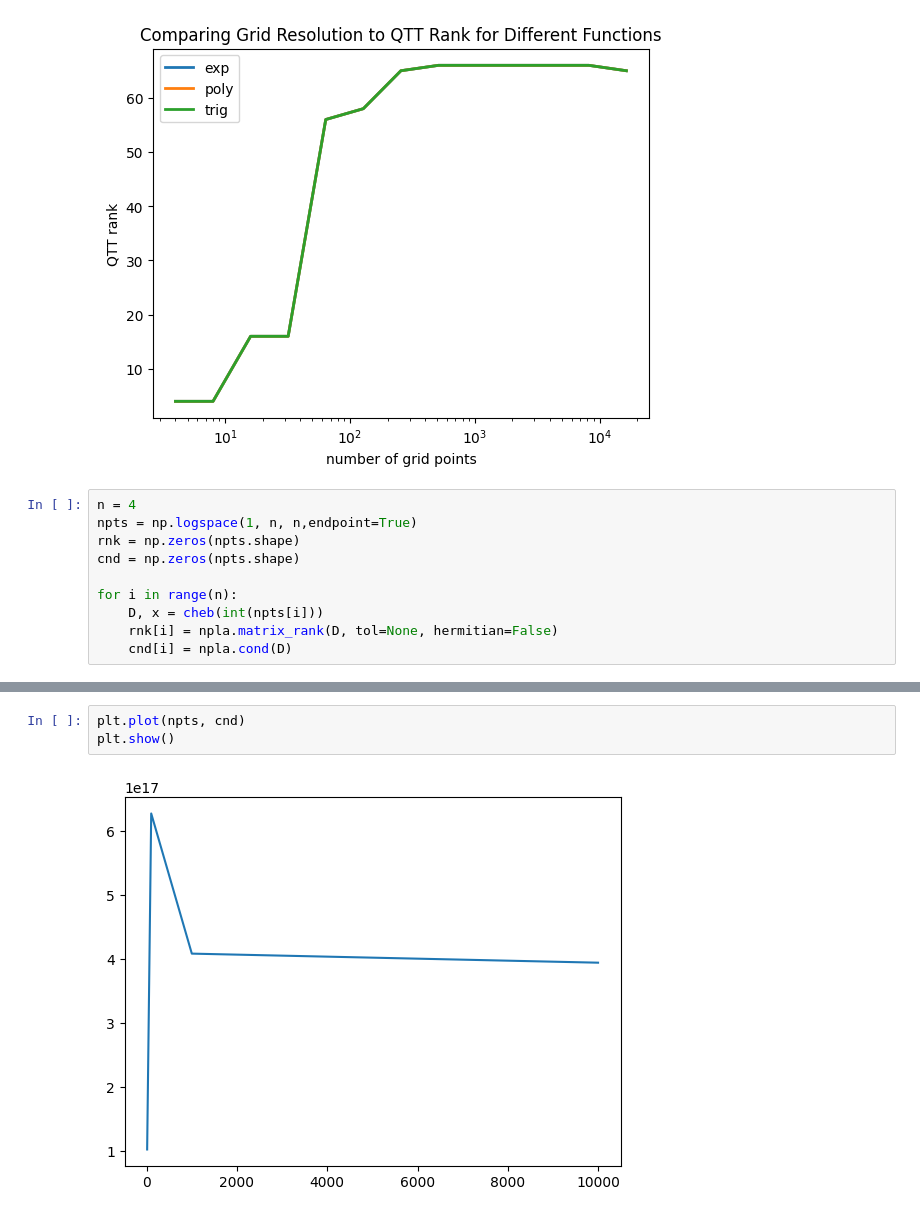
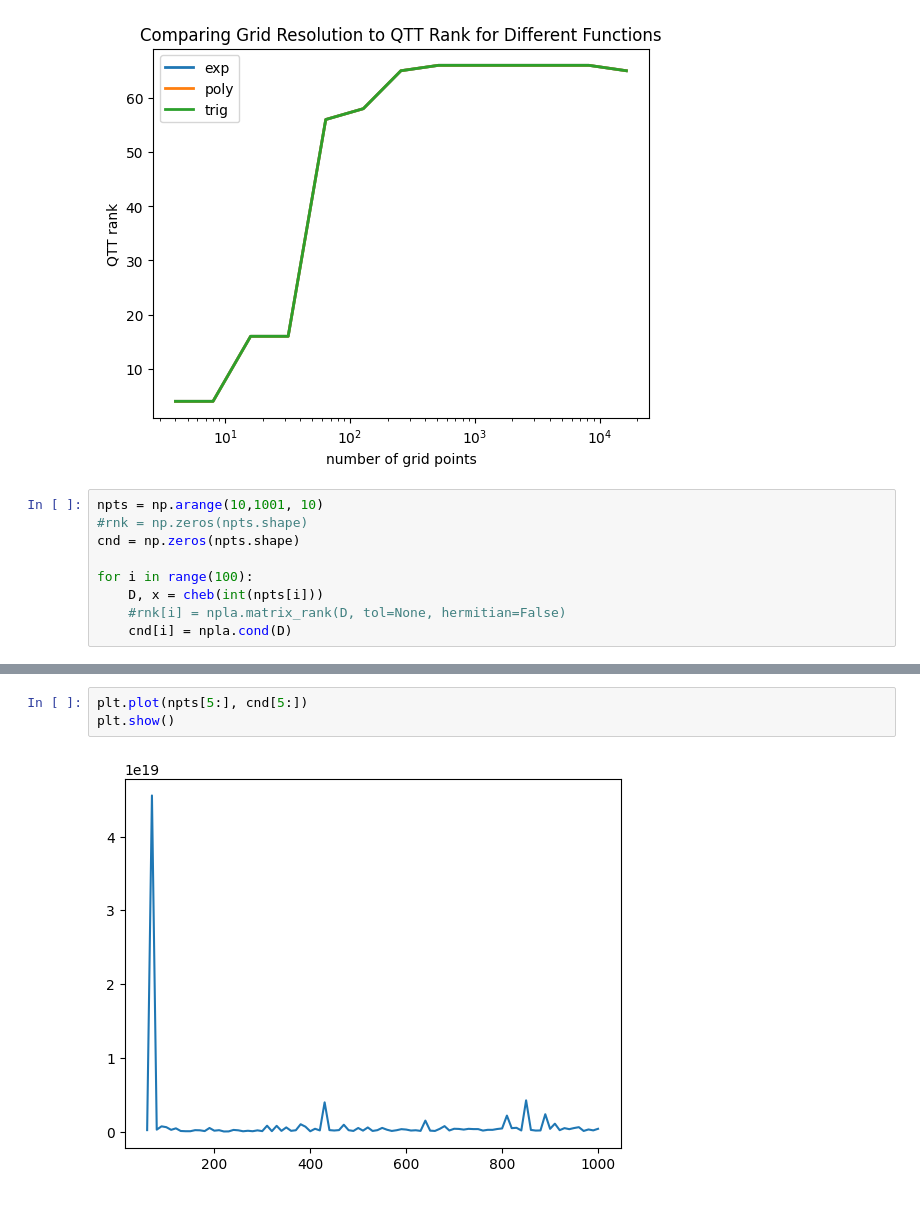
Before and after one commit to mtscott/Spectral-QTT, a Jupyter notebook: driver_figures.ipynb, the cells around one changed output, grey strips where cells are left out. Drawn from its saved outputs; the diff is of its cells as text.

Commit message:
Updated Figures

```diff
--- a/driver_figures.ipynb
+++ b/driver_figures.ipynb
@@ -128,12 +128,11 @@ plt.show()
 # %% [output]
 [figure]
 # %%
-n = 4
-npts = np.logspace(1, n, n,endpoint=True)
-rnk = np.zeros(npts.shape)
+npts = np.arange(10,1001, 10)
+#rnk = np.zeros(npts.shape)
 cnd = np.zeros(npts.shape)
 
-for i in range(n):
+for i in range(100):
     D, x = cheb(int(npts[i]))
-    rnk[i] = npla.matrix_rank(D, tol=None, hermitian=False)
+    #rnk[i] = npla.matrix_rank(D, tol=None, hermitian=False)
     cnd[i] = npla.cond(D)
@@ -142,5 +139,5 @@ for i in range(n):
 # %%
-plt.plot(npts, cnd)
+plt.plot(npts[5:], cnd[5:])
 plt.show()
 # %% [output]
-[figure, old version]
+[figure, new version]
```
Also changed, not shown: parts of 1 cell of this notebook, 1 other file.
